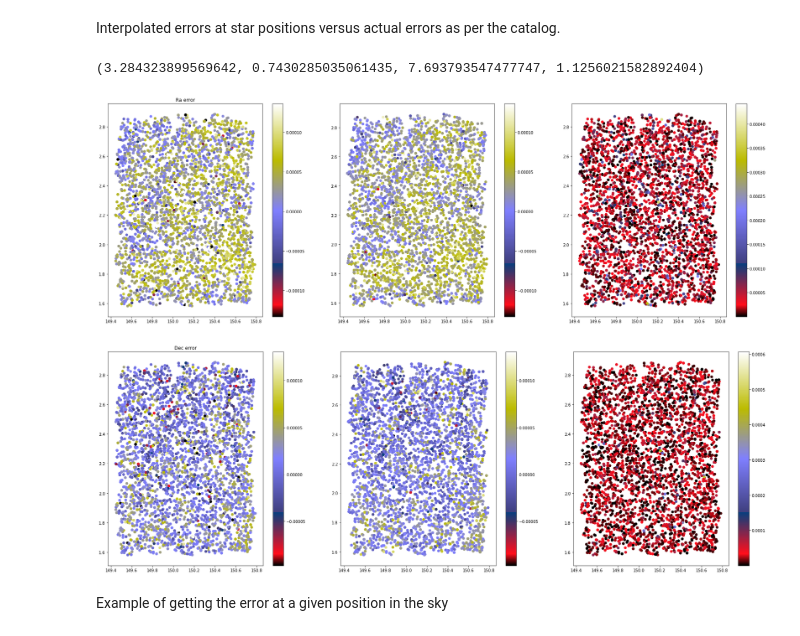
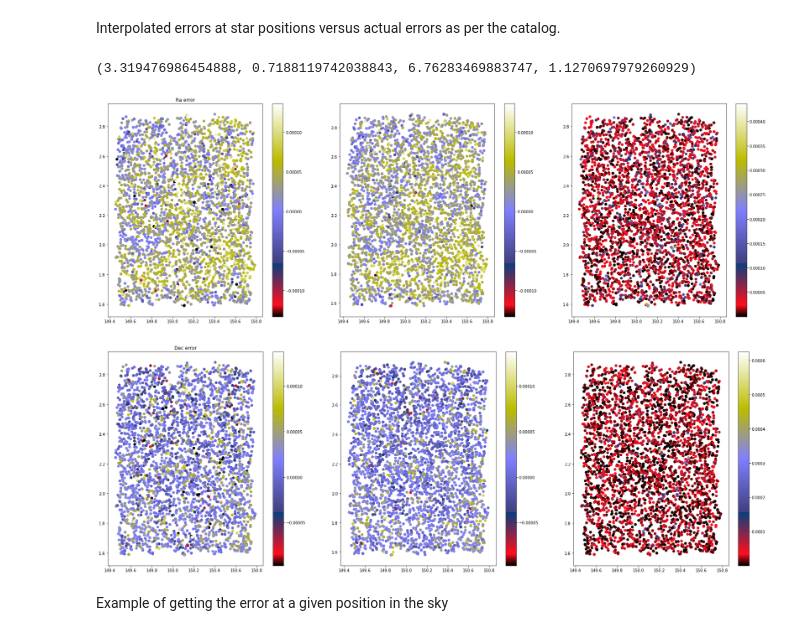
Before and after one commit to herjy/COSMOS_astrometry, a Jupyter notebook: Test_get_error.ipynb, the cells around one changed output. Drawn from its saved outputs; the diff is of its cells as text; code cells hidden in the pictures.

```diff
--- a/Test_get_error.ipynb
+++ b/Test_get_error.ipynb
@@ -73,7 +73,7 @@ cubic
 # %% [markdown]
 Interpolated errors at star positions versus actual errors as per the catalog.
 # %%
-err, true = test_interp(100,100,cat_HST, 100,'cubic')
+err, true = test_interp(100,100,cat_HST, 10,'nearest')
 err = np.array(err)[:,:,:,0]
 
 print(get_error_on_error(err, true))
@@ -83,36 +83,36 @@ plt.title('Ra error')
 plt.scatter(true[:,:,0].flatten(), true[:,:,1].flatten(),
             c = err[:,:,0].flatten(), cmap='gist_stern', vmin = np.min(true[:,:,-2]), vmax = np.max(true[:,:,-2]))
 plt.colorbar()
 plt.subplot(132)
 plt.scatter(true[:,:,0].flatten(), true[:,:,1].flatten(),
             c = true[:,:,-2].flatten(), cmap='gist_stern')
 plt.colorbar()
 plt.subplot(133)
 plt.scatter(true[:,:,0].flatten(), true[:,:,1].flatten(),
             c = np.abs(true[:,:,-2].flatten()-err[:,:,0].flatten()), cmap='gist_stern')
 plt.colorbar()
 plt.show()
 
 
 plt.figure(figsize = (30,10))
 plt.subplot(131)
 plt.title('Dec error')
 plt.scatter(true[:,:,0].flatten(), true[:,:,1].flatten(),
             c = (err[:,:,1]).flatten(), cmap='gist_stern', vmin = np.min(true[:,:,-1]), vmax = np.max(true[:,:,-1]))
 plt.colorbar()
 plt.subplot(132)
 plt.scatter(true[:,:,0].flatten(), true[:,:,1].flatten(),
             c = true[:,:,-1].flatten(), cmap='gist_stern')
 plt.colorbar()
 plt.subplot(133)
 plt.scatter(true[:,:,0].flatten(), true[:,:,1].flatten(),
             c = np.abs(true[:,:,-1].flatten()-err[:,:,1].flatten()), cmap='gist_stern')
 plt.colorbar()
 plt.show()
 # %% [output]
-(3.284323899569642, 0.7430285035061435, 7.693793547477747, 1.1256021582892404)
+(3.319476986454888, 0.7188119742038843, 6.76283469883747, 1.1270697979260929)
-[figure, old version]
+[figure, new version]
-[figure, old version]
+[figure, new version]
 # %% [markdown]
 Example of getting the error at a given position in the sky
 # %%
```
Also changed, not shown: parts of 2 cells of this notebook.
